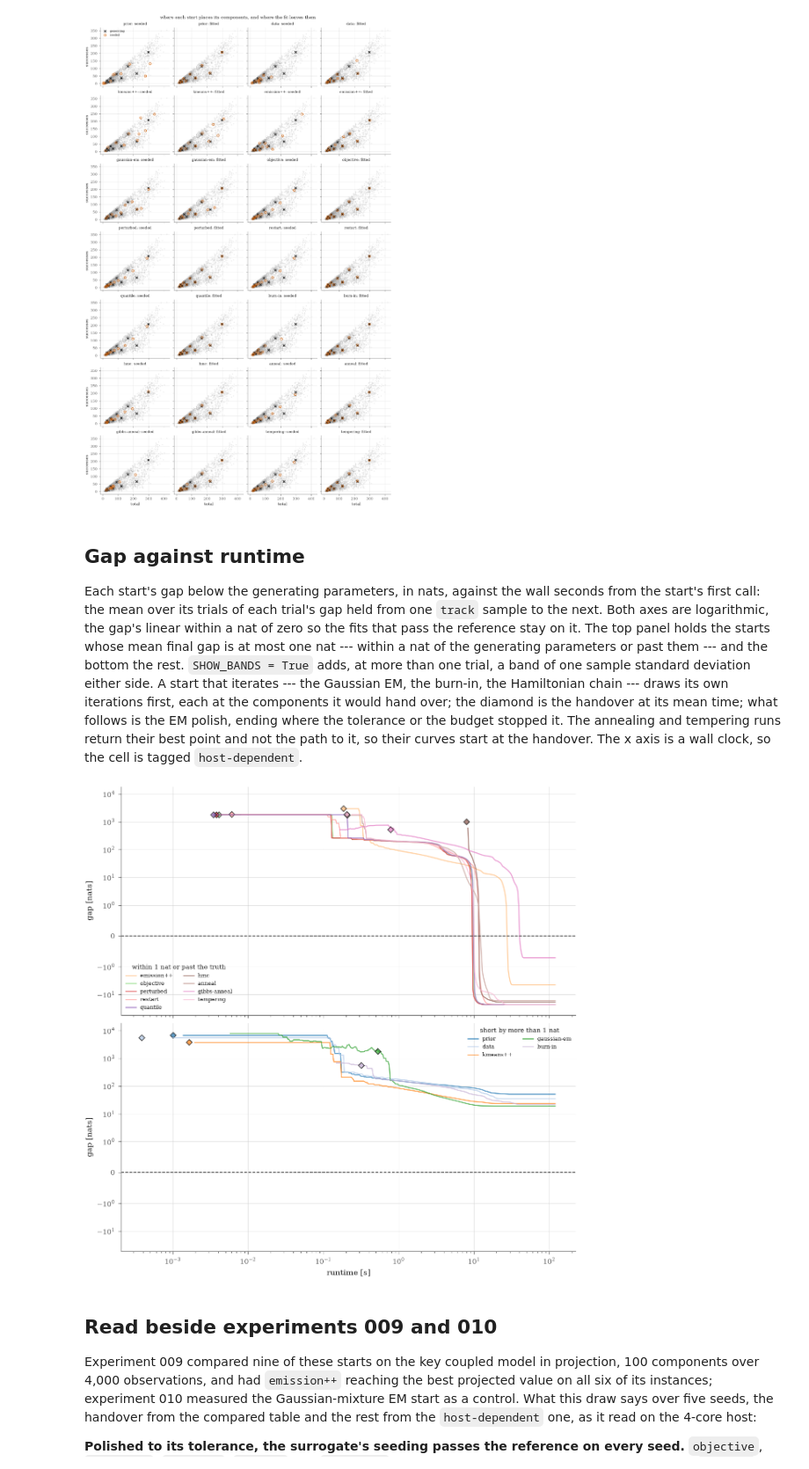
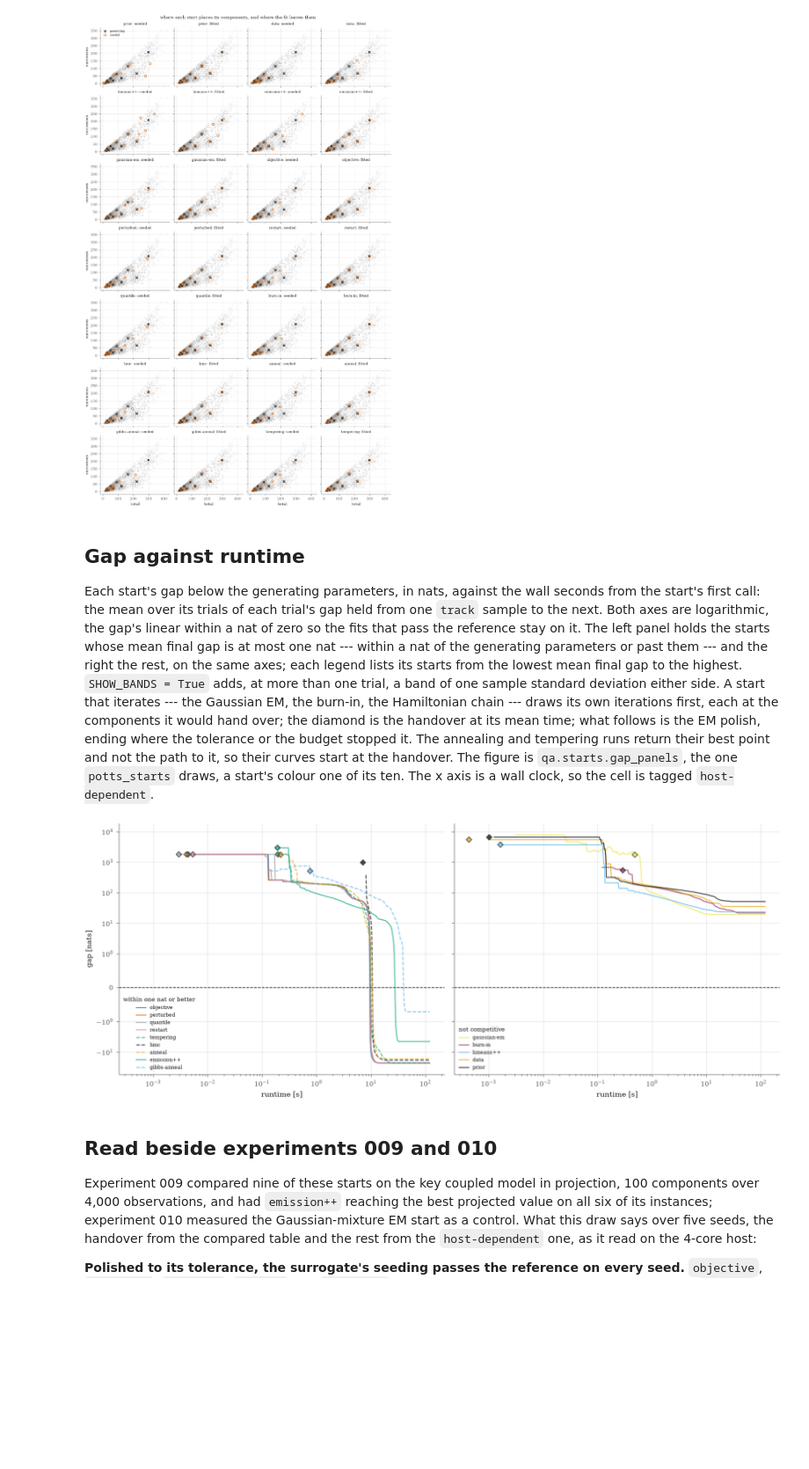
Before and after one commit to michaelJwilson/snakes_and_ladders, a Jupyter notebook: docs/nb/emission_mixture_starts.ipynb, the cells around one changed output. Shown at 88% size. Drawn from its saved outputs; the diff is of its cells as text; code cells hidden in the pictures; blank space fills up the shorter version.

```diff
--- a/docs/nb/emission_mixture_starts.ipynb
+++ b/docs/nb/emission_mixture_starts.ipynb
@@ -533,90 +534,50 @@ Each start's gap below the generating parameters, in nats, against the wall
 seconds from the start's first call: the mean over its trials of each trial's
 gap held from one `track` sample to the next. Both axes are logarithmic, the
 gap's linear within a nat of zero so the fits that pass the reference stay on
-it. The top panel holds the starts whose mean final gap is at most one nat ---
-within a nat of the generating parameters or past them --- and the bottom the
-rest. `SHOW_BANDS = True` adds, at more than one trial, a band of one sample
+it. The left panel holds the starts whose mean final gap is at most one nat ---
+within a nat of the generating parameters or past them --- and the right the
+rest, on the same axes; each legend lists its starts from the lowest mean
+final gap to the highest. `SHOW_BANDS = True` adds, at more than one trial, a band of one sample
 standard deviation either side. A start that iterates --- the Gaussian EM, the
 burn-in, the Hamiltonian chain --- draws its own iterations first, each at the
 components it would hand over; the diamond is the handover at its mean time;
 what follows is the EM polish, ending where the tolerance or the budget stopped
 it. The annealing and tempering runs return their best point and not the path
-to it, so their curves start at the handover. The x axis is a wall clock, so
+to it, so their curves start at the handover. The figure is `qa.starts.gap_panels`, the one
+`potts_starts` draws, a start's colour one of its ten. The x axis is a wall clock, so
 the cell is tagged `host-dependent`.
 # %%
 #: The log-spaced grid of seconds every trial is read on: from under the
 #: fastest handover to the budget.
 GRID = np.geomspace(1e-3, BUDGET.size, 400)
 
 #: Draw each start's ±1 standard-deviation band; off by default, since with
 #: every start on the axes the bands hide the curves.
 SHOW_BANDS = False
 
 #: The split: a start whose mean final gap is at most this many nats ends
 #: within a nat of the generating parameters or past them.
 WITHIN = 1.0
 
 # Each start's mean final gap, read where its polishes stopped.
 final = {row.start: float(np.mean(row.gap)) for row in rows}
+# Each start's band on the grid, and its panel by its final gap.
+bands = {name: gap_band(trials[name], REFERENCE, GRID) for name in ORDER}
 panels = {
-    f"within {WITHIN:g} nat or past the truth": [
-        name for name in ORDER if final[name] <= WITHIN
-    ],
-    f"short by more than {WITHIN:g} nat": [
-        name for name in ORDER if final[name] > WITHIN
-    ],
+    "within one nat or better": [n for n in ORDER if final[n] <= WITHIN],
+    "not competitive": [n for n in ORDER if final[n] > WITHIN],
 }
-# One colour per start, from a 20-colour map since the default cycle repeats
-# at ten, held across the two panels.
-palette = plt.get_cmap("tab20")
-colour = {name: palette(index % 20) for index, name in enumerate(ORDER)}
-
 with notebook_style():
-    figure, axes = plt.subplots(
-        2, 1, figsize=(8.0, 8.0), sharex=True, sharey=True, constrained_layout=True
+    figure = gap_panels(
+        {heading: {n: bands[n] for n in names} for heading, names in panels.items()},
+        {heading: final for heading in panels},
+        start_styles(ORDER),
+        ylabel="gap [nats]",
+        show_bands=SHOW_BANDS,
     )
-    for axis, (heading, names) in zip(axes, panels.items(), strict=True):
-        for name in names:
-            # The start's mean gap and spread on the grid, and its handover.
-            band = gap_band(trials[name], REFERENCE, GRID)
-            axis.semilogx(
-                band.seconds,
-                band.mean,
-                linewidth=1.2,
-                alpha=0.7,
-                color=colour[name],
-                label=name,
-            )
-            if SHOW_BANDS:
-                # The ±1 std band, drawn only where a spread exists (N > 1).
-                axis.fill_between(
-                    band.seconds,
-                    band.mean - band.std,
-                    band.mean + band.std,
-                    color=colour[name],
-                    alpha=0.25,
-                    linewidth=0.0,
-                )
-            axis.plot(
-                *band.handover,
-                marker="D",
-                markersize=5,
-                color=colour[name],
-                markeredgecolor="0.1",
-                alpha=0.7,
-                linestyle="none",
-            )
-        axis.axhline(0.0, color="0.2", linewidth=0.9, linestyle="--")
-        # Logarithmic both sides of zero, linear within a nat of it: a gap
-        # below zero is a fit past the generating parameters, which a plain
-        # log axis cannot draw.
-        axis.set_yscale("symlog", linthresh=1.0)
-        axis.set_ylabel("gap [nats]")
-        axis.legend(fontsize=6, ncol=2, title=heading, title_fontsize=7)
-    axes[-1].set_xlabel("runtime [s]")
     plt.show()
 # %% [output]
-[figure, old version]
+[figure, new version]
 # %% [markdown]
 ## Read beside experiments 009 and 010
 
```
Also changed, not shown: parts of 2 cells of this notebook, 8 other files.
